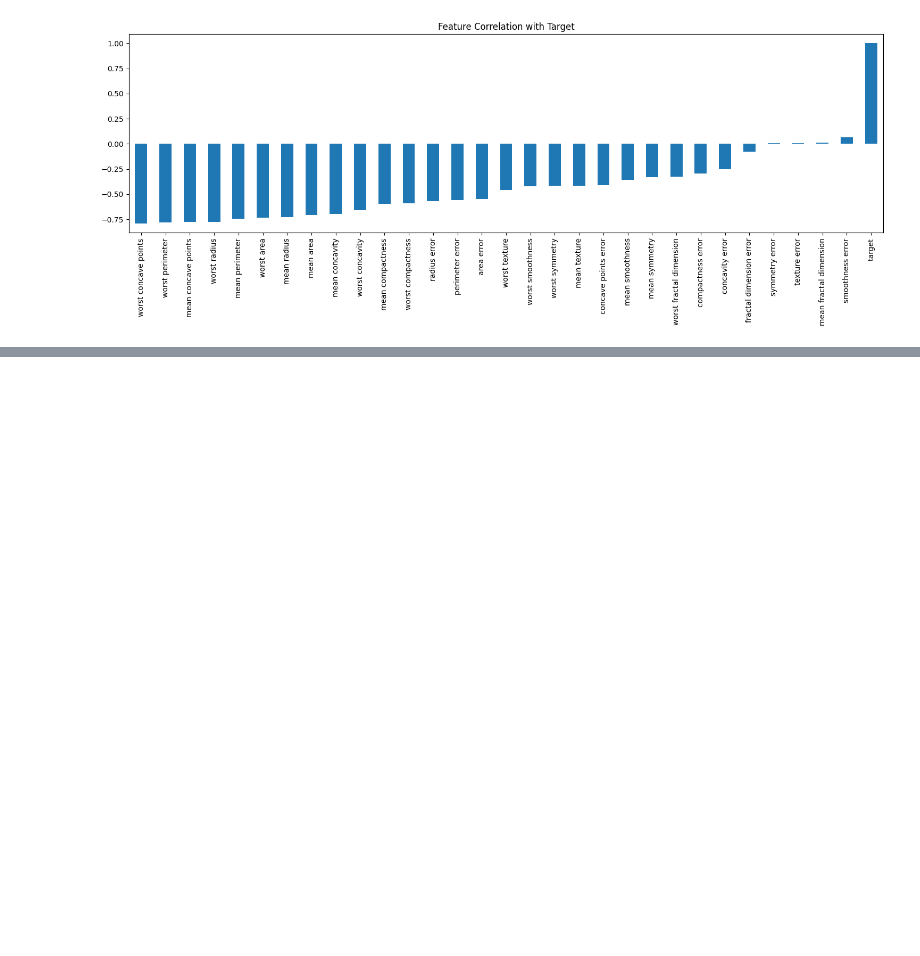
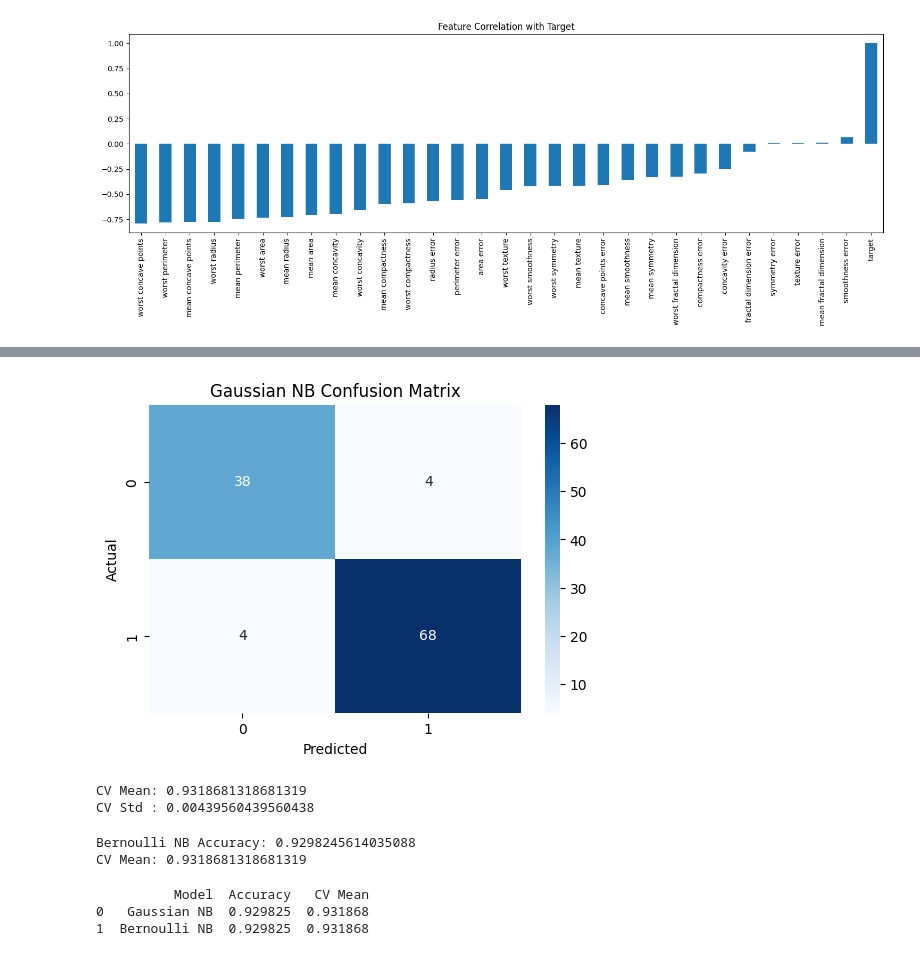
Before and after one commit to AkshitaSharma211/ml-journey, a Jupyter notebook: naivebayes.ipynb, the cells around one changed output, grey strips where cells are left out. Drawn from its saved outputs; the diff is of its cells as text; code cells hidden in the pictures; blank space fills up the shorter version.

Commit message:
feat: naive bayes - confusion matrix, bernoulli NB, all models compared

```diff
--- a/naivebayes.ipynb
+++ b/naivebayes.ipynb
@@ -88,0 +101,45 @@ print(classification_report(y_test, y_pred_gnb))
+# %%
+# confusion matrix
+plt.figure(figsize=(6,4))
+sns.heatmap(confusion_matrix(y_test, y_pred_gnb),
+            annot=True, fmt='d', cmap='Blues')
+plt.title('Gaussian NB Confusion Matrix')
+plt.xlabel('Predicted')
+plt.ylabel('Actual')
+plt.show()
+# %% [output]
+[figure, added]
+# %%
+# cross validation
+cv_gnb = cross_val_score(gnb, X_train_scaled, y_train, cv=5)
+print("CV Mean:", cv_gnb.mean())
+print("CV Std :", cv_gnb.std())
+# %% [output]
+CV Mean: 0.9318681318681319
+CV Std : 0.00439560439560438
+# %%
+# works with binary features
+bnb = BernoulliNB()
+bnb.fit(X_train_scaled, y_train)
+y_pred_bnb = bnb.predict(X_test_scaled)
+
+print("Bernoulli NB Accuracy:", accuracy_score(y_test, y_pred_bnb))
+cv_bnb = cross_val_score(bnb, X_train_scaled, y_train, cv=5)
+print("CV Mean:", cv_bnb.mean())
+# %% [output]
+Bernoulli NB Accuracy: 0.9298245614035088
+CV Mean: 0.9318681318681319
+# %%
+results = pd.DataFrame({
+    'Model': ['Gaussian NB', 'Bernoulli NB'],
+    'Accuracy': [
+        accuracy_score(y_test, y_pred_gnb),
+        accuracy_score(y_test, y_pred_bnb)
+    ],
+    'CV Mean': [cv_gnb.mean(), cv_bnb.mean()]
+})
+print(results)
+# %% [output]
+          Model  Accuracy   CV Mean
+0   Gaussian NB  0.929825  0.931868
+1  Bernoulli NB  0.929825  0.931868
```
Also changed, not shown: parts of 1 cell of this notebook.
